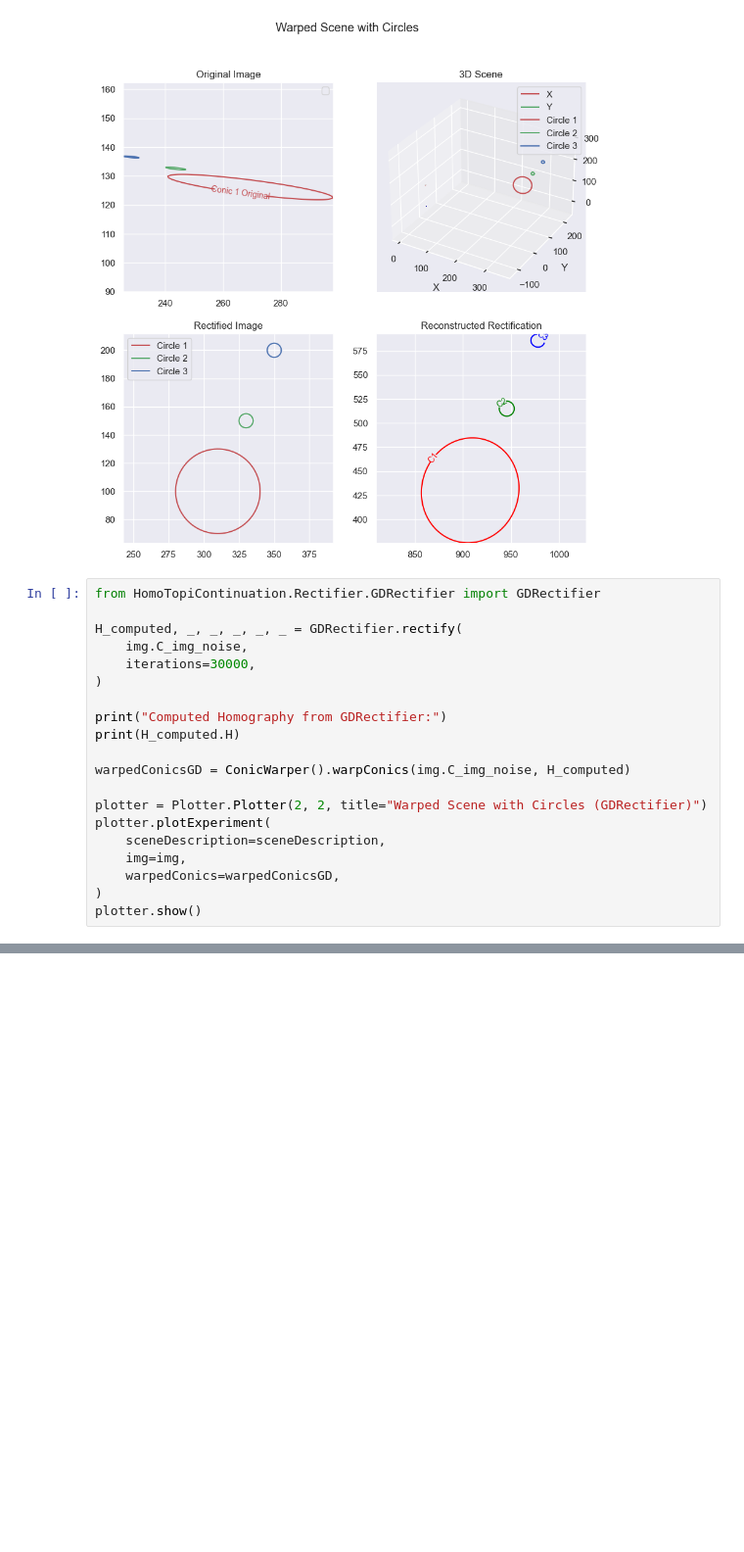
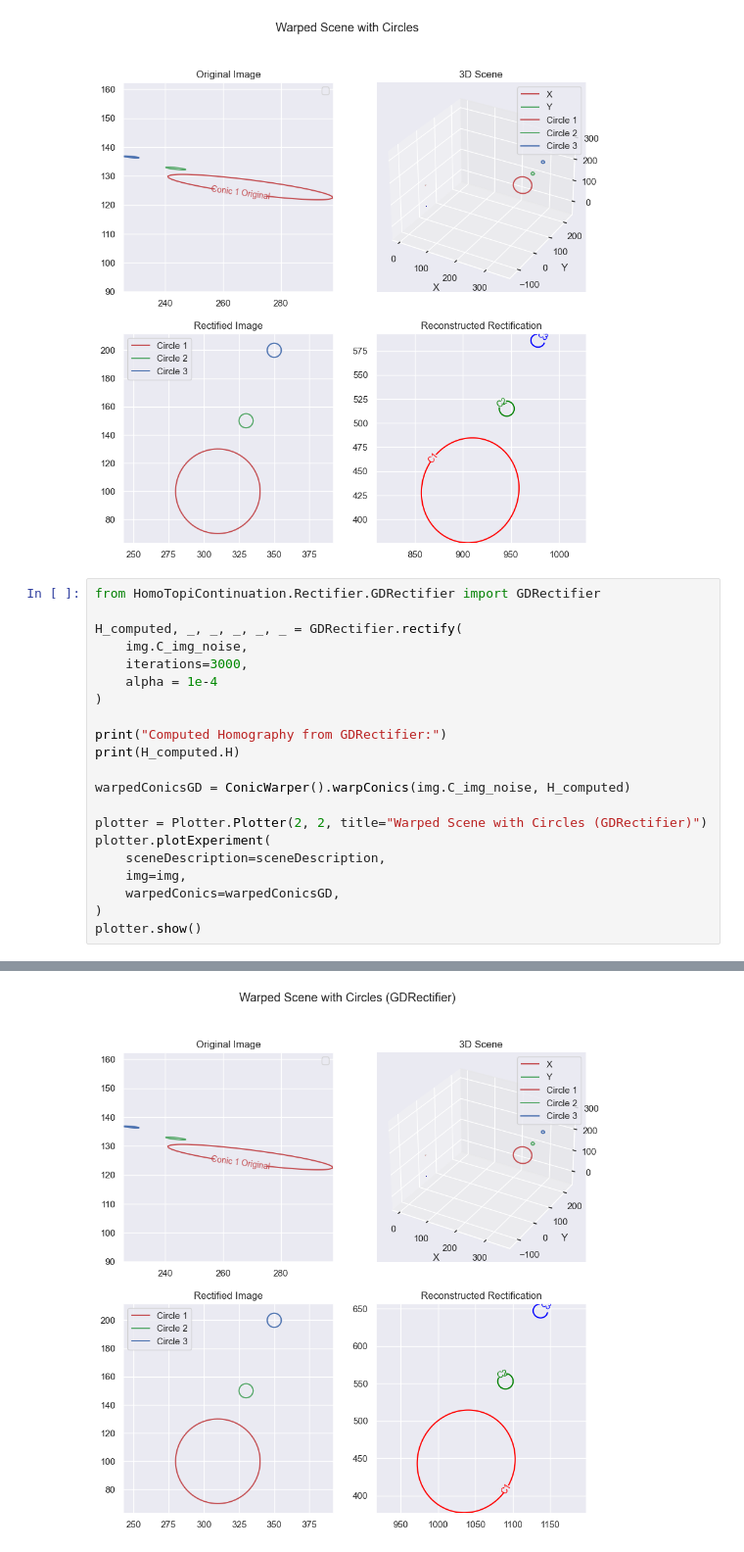
Before and after one commit to HomoTopi/CV_project_24_25_HomotopyContinuation, a Jupyter notebook: Notebooks/GradientDescent.ipynb, the cells around one changed output, grey strips where cells are left out. Shown at 98% size. Cells and saved outputs as stored; diff of their text form; blank space fills up the shorter version.

```diff
--- a/Notebooks/GradientDescent.ipynb
+++ b/Notebooks/GradientDescent.ipynb
@@ -236,7 +236,8 @@ from HomoTopiContinuation.Rectifier.GDRectifier import GDRectifier
 
 H_computed, _, _, _, _, _ = GDRectifier.rectify(
     img.C_img_noise,
-    iterations=30000,
+    iterations=3000,
+    alpha = 1e-4
 )
 
 print("Computed Homography from GDRectifier:")
@@ -271,0 +260 @@ Iteration 2662, Loss: nan
+[figure, added]
```
Also changed, not shown: parts of 1 cell of this notebook, 3 other files.
